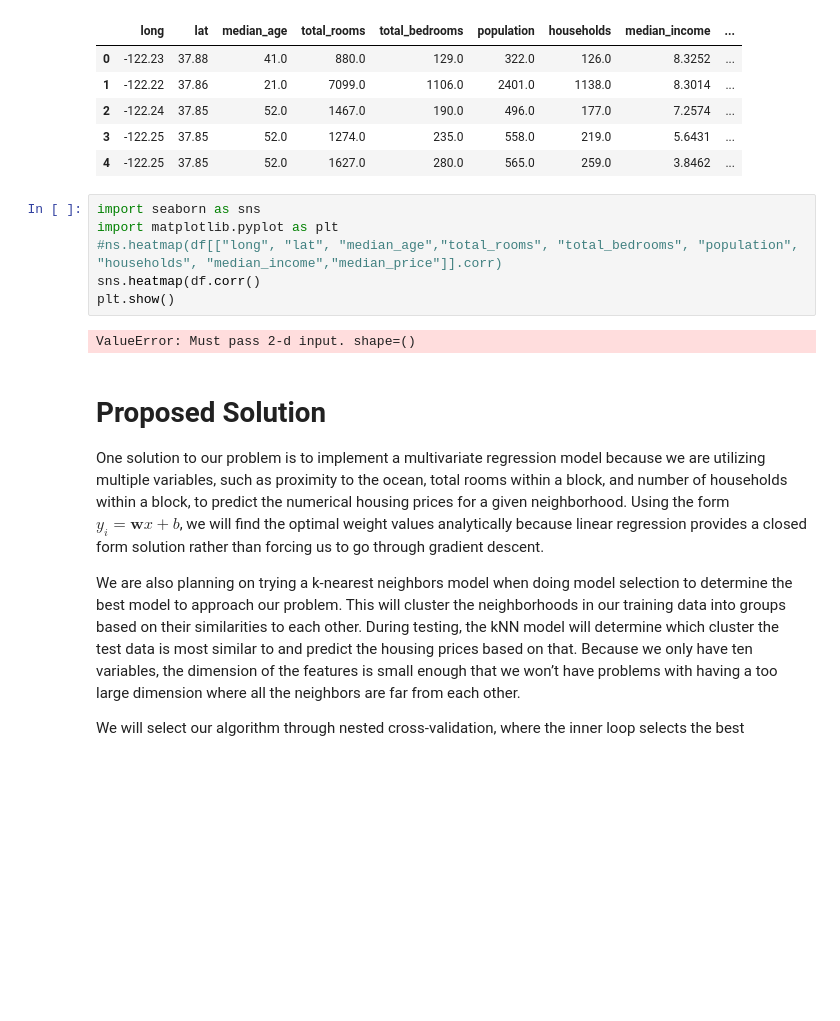
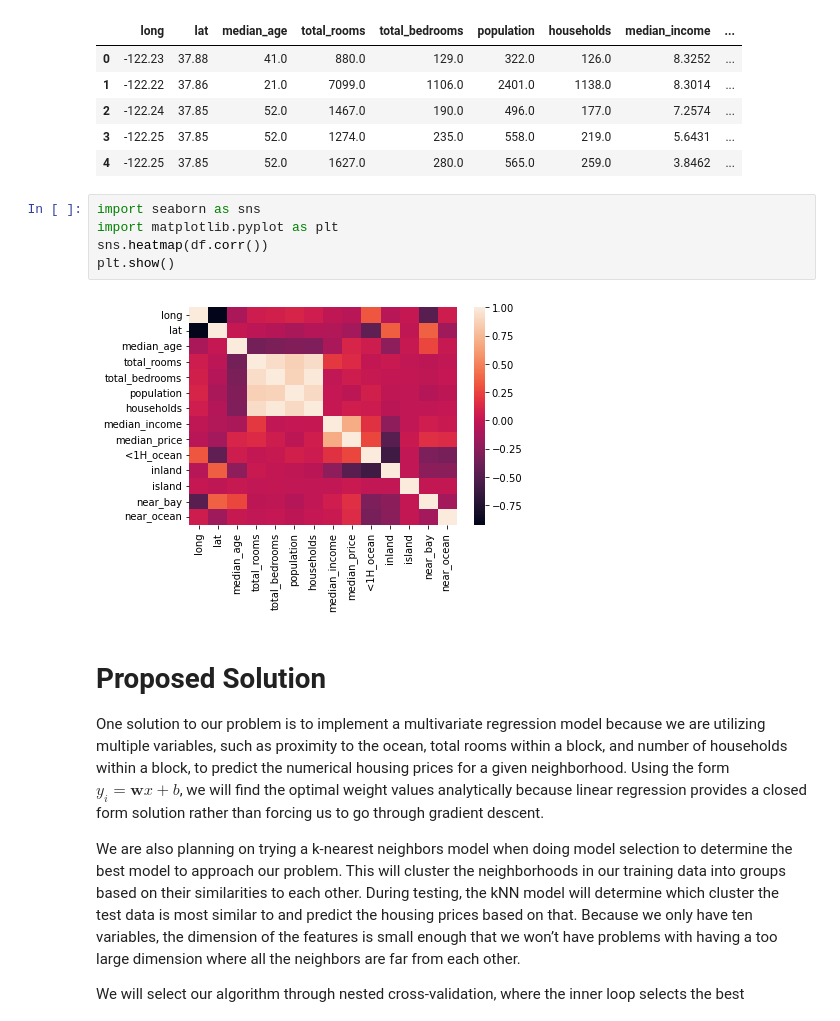
Before and after one commit to llennemann/COGS-118A-ML-Project, a Jupyter notebook: Checkpoint_Group017-SP23.ipynb, the cells around one changed output. Drawn from its saved outputs; the diff is of its cells as text; blank space fills up the shorter version.

Commit message:
Update Checkpoint_Group017-SP23.ipynb
edited/fixed heatmap eda

```diff
--- a/Checkpoint_Group017-SP23.ipynb
+++ b/Checkpoint_Group017-SP23.ipynb
@@ -80,11 +80,10 @@ df.head()
 # %%
 import seaborn as sns
 import matplotlib.pyplot as plt
-#ns.heatmap(df[["long", "lat", "median_age","total_rooms", "total_bedrooms", "population", "households", "median_income","median_price"]].corr)
-sns.heatmap(df.corr()
+sns.heatmap(df.corr())
 plt.show()
 # %% [output]
-ValueError: Must pass 2-d input. shape=()
+[figure, added]
 # %% [markdown]
 # Proposed Solution
 
```
Also changed, not shown: parts of 4 cells of this notebook.
